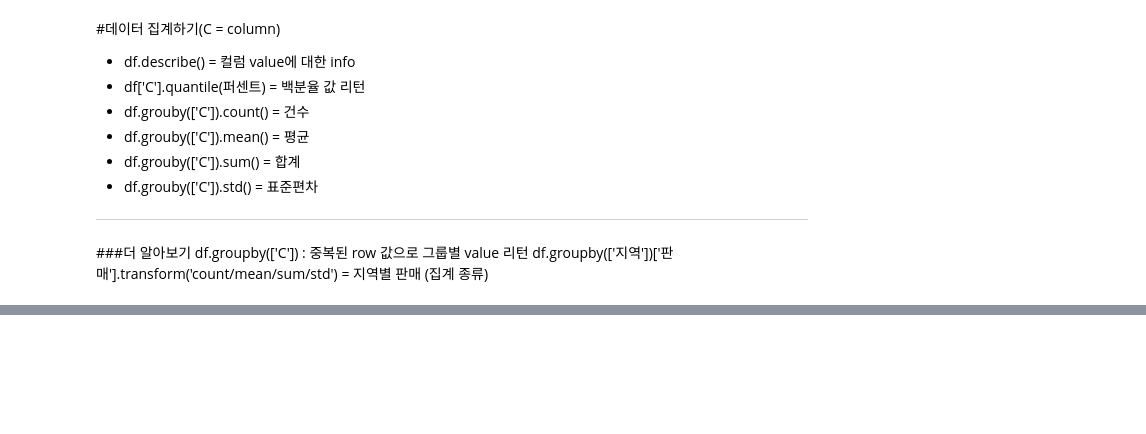
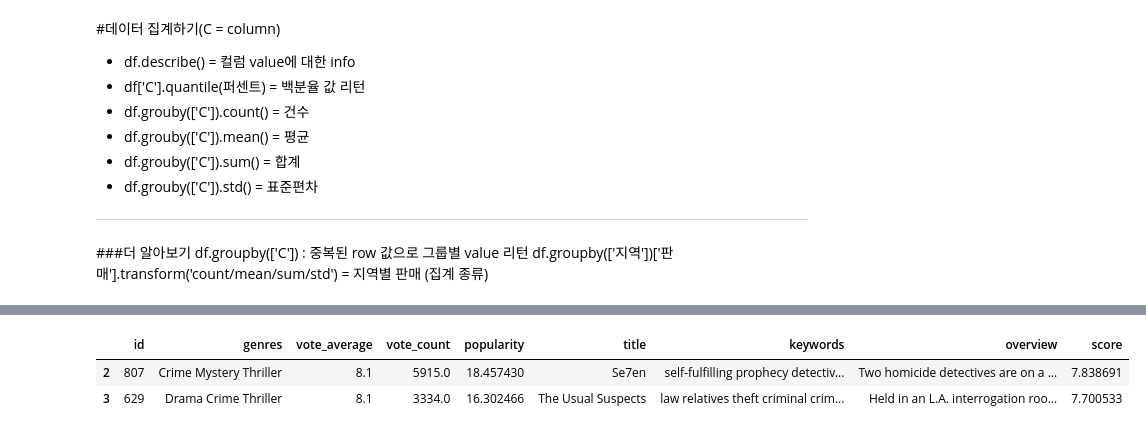
Before and after one commit to dmswl0707/RecomendationSystem_Python, a Jupyter notebook: 01_content_based_filtering_데이터전처리2.ipynb, the cells around one changed output, grey strips where cells are left out. Saved outputs shown, nothing was run; the diff lists cells and outputs as text; code cells hidden in the pictures; blank space fills up the shorter version.

```diff
--- a/01_content_based_filtering_데이터전처리2.ipynb
+++ b/01_content_based_filtering_데이터전처리2.ipynb
@@ -86,0 +191,3 @@ data.info()
+# %%
+Fdata['genres'] = Fdata['genres'].apply(literal_eval)
+Fdata['keywords'] = Fdata['keywords'].apply(literal_eval)
@@ -86,0 +210,4 @@ data.info()
+# %%
+#name 컬럼만 추출
+Fdata['genres'] = Fdata['genres'].apply(lambda x : [d['name'] for d in x]).apply(lambda x : " ".join(x))
+Fdata['keywords'] = Fdata['keywords'].apply(lambda x : [d['name'] for d in x]).apply(lambda x : " ".join(x))
@@ -86,0 +225,6 @@ data.info()
+# %%
+Fdata.head(2)
+# %% [output]
+|  | id | genres | vote_average | vote_count | popularity | title | keywords | overview | score |
+| 2 | 807 | Crime Mystery Thriller | 8.1 | 5915.0 | 18.457430 | Se7en | self-fulfilling prophecy detectiv... | Two homicide detectives are on a ... | 7.838691 |
+| 3 | 629 | Drama Crime Thriller | 8.1 | 3334.0 | 16.302466 | The Usual Suspects | law relatives theft criminal crim... | Held in an L.A. interrogation roo... | 7.700533 |
```
Also changed, not shown: parts of 16 cells of this notebook.
